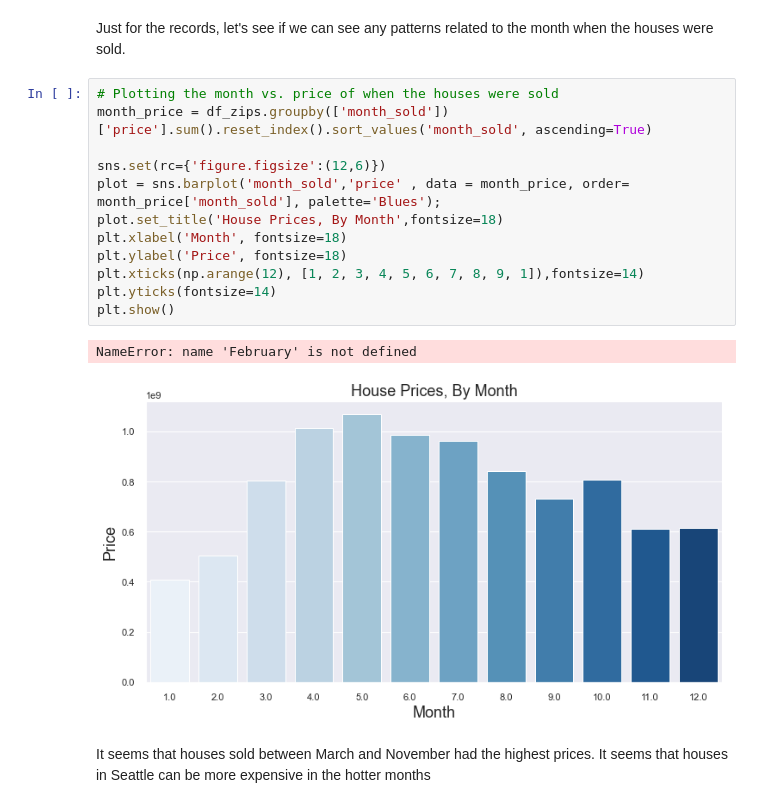
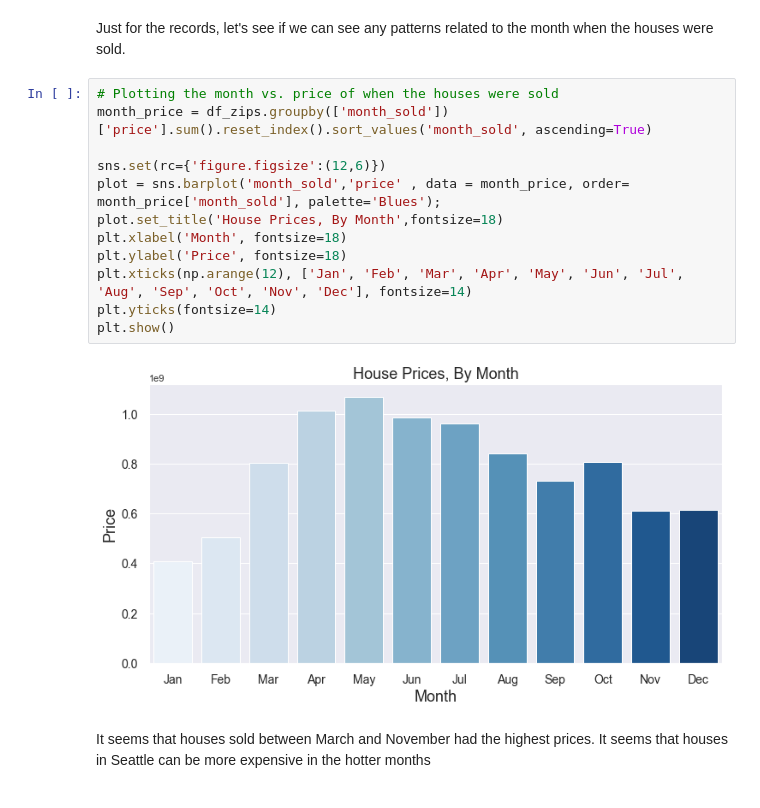
Before and after one commit to Ismaeltrevi/house-price-prediction, a Jupyter notebook: KingsCountyHousingPrices.ipynb, the cells around one changed output. Saved outputs shown, nothing was run; the diff lists cells and outputs as text.

```diff
--- a/KingsCountyHousingPrices.ipynb
+++ b/KingsCountyHousingPrices.ipynb
@@ -438,18 +434,17 @@ Just for the records, let's see if we can see any patterns related to the month
 # %%
 # Plotting the month vs. price of when the houses were sold
 month_price = df_zips.groupby(['month_sold'])['price'].sum().reset_index().sort_values('month_sold', ascending=True)
 
 sns.set(rc={'figure.figsize':(12,6)})
 plot = sns.barplot('month_sold','price' , data = month_price, order= month_price['month_sold'], palette='Blues');
 plot.set_title('House Prices, By Month',fontsize=18)
 plt.xlabel('Month', fontsize=18)
 plt.ylabel('Price', fontsize=18)
-plt.xticks(np.arange(12), [1, 2, 3, 4, 5, 6, 7, 8, 9, 1]),fontsize=14)
+plt.xticks(np.arange(12), ['Jan', 'Feb', 'Mar', 'Apr', 'May', 'Jun', 'Jul', 'Aug', 'Sep', 'Oct', 'Nov', 'Dec'], fontsize=14)
 plt.yticks(fontsize=14)
 plt.show()
 # %% [output]
-NameError: name 'February' is not defined
-[figure, old version]
+[figure, new version]
 # %% [markdown]
 It seems that houses sold between March and November had the highest prices. It seems that houses in Seattle can be more expensive in the hotter months
 # %%
```
Also changed, not shown: parts of 9 cells of this notebook, 1 other file.
